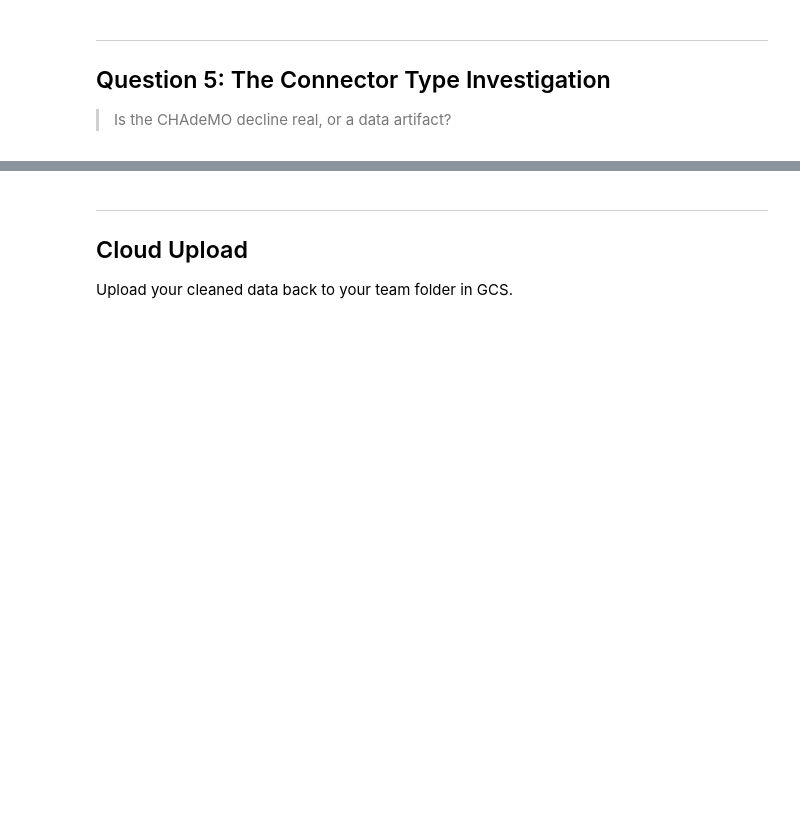
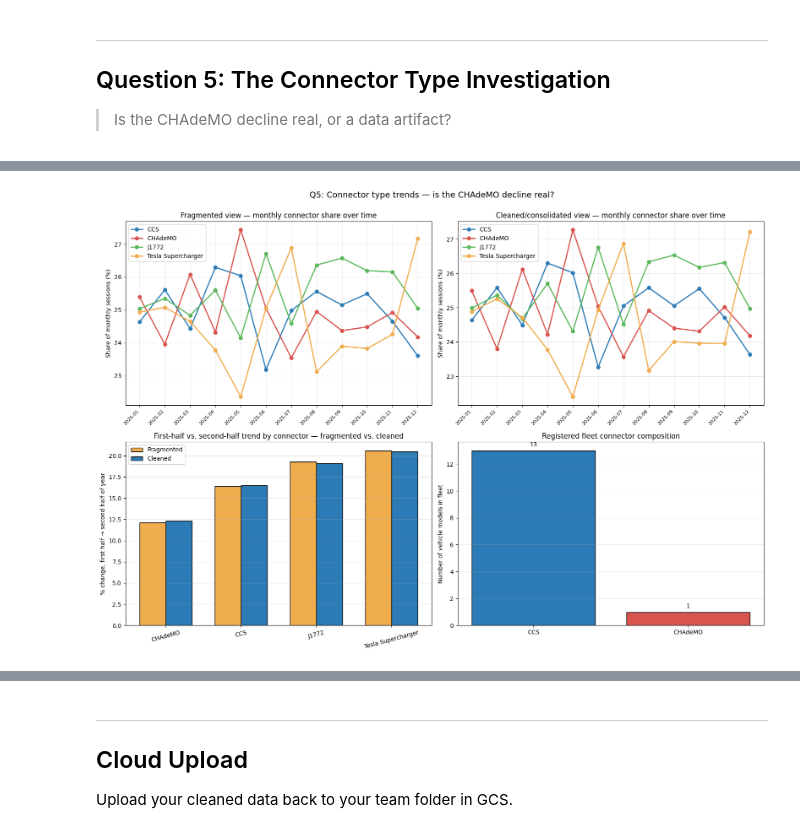
Before and after one commit to natekim416/DS2002-Kim, a Jupyter notebook: capstone/capstone-project.ipynb, the cells around one changed output, grey strips where cells are left out. Saved outputs shown, nothing was run; the diff lists cells and outputs as text; code cells hidden in the pictures; blank space fills up the shorter version.

```diff
--- a/capstone/capstone-project.ipynb
+++ b/capstone/capstone-project.ipynb
@@ -591,5 +873,7 @@ formats for the same physical vehicles — the canonical VH-### form, a hash-sty
 ## Question 5: The Connector Type Investigation
 
 > Is the CHAdeMO decline real, or a data artifact?
+# %%
+sessions_raw = pd.read_csv("data/charging_sessions.csv")
 # %%
 # Your analysis for Q5
@@ -596 +1062,69 @@ formats for the same physical vehicles — the canonical VH-### form, a hash-sty
+# %%
+# Step 3: Visualization comparing fragmented vs. cleaned trends + recommendation
+fig, axes = plt.subplots(2, 2, figsize=(16, 11))
+fig.suptitle('Q5: Connector type trends — is the CHAdeMO decline real?',
+             fontsize=14, y=1.00)
+
+connector_colors = {
+    'CCS': '#2c7bb6',
+    'CHAdeMO': '#d9534f',
+    'J1772': '#5cb85c',
+    'Tesla Supercharger': '#f0ad4e'
+}
+
+# --- Panel 1: fragmented monthly share over time ---
+for c in frag_share.columns:
+    color = connector_colors.get(c, 'gray')
+    axes[0, 0].plot(range(len(frag_share)), frag_share[c],
+                    marker='o', label=c, color=color, linewidth=2)
+axes[0, 0].set_xticks(range(len(frag_share)))
+axes[0, 0].set_xticklabels(frag_share.index, rotation=45, ha='right', fontsize=8)
+axes[0, 0].set_ylabel('Share of monthly sessions (%)')
+axes[0, 0].set_title('Fragmented view — monthly connector share over time')
+axes[0, 0].legend(loc='best')
+axes[0, 0].grid(alpha=0.3)
+
+# --- Panel 2: cleaned monthly share over time ---
+cons_share = cons_monthly.div(cons_monthly.sum(axis=1), axis=0) * 100
+for c in cons_share.columns:
+    color = connector_colors.get(c, 'gray')
+    axes[0, 1].plot(range(len(cons_share)), cons_share[c],
+                    marker='o', label=c, color=color, linewidth=2)
+axes[0, 1].set_xticks(range(len(cons_share)))
+axes[0, 1].set_xticklabels(cons_share.index, rotation=45, ha='right', fontsize=8)
+axes[0, 1].set_ylabel('Share of monthly sessions (%)')
+axes[0, 1].set_title('Cleaned/consolidated view — monthly connector share over time')
+axes[0, 1].legend(loc='best')
+axes[0, 1].grid(alpha=0.3)
+
+# --- Panel 3: side-by-side first-half vs second-half % change ---
+x = np.arange(len(comparison))
+width = 0.35
+axes[1, 0].bar(x - width/2, comparison['fragmented_pct_change'], width,
+               label='Fragmented', color='#f0ad4e', edgecolor='black')
+axes[1, 0].bar(x + width/2, comparison['cleaned_pct_change'], width,
+               label='Cleaned', color='#2c7bb6', edgecolor='black')
+axes[1, 0].axhline(0, color='black', linewidth=0.8)
+axes[1, 0].set_xticks(x)
+axes[1, 0].set_xticklabels(comparison.index, rotation=15)
+axes[1, 0].set_ylabel('% change, first half → second half of year')
+axes[1, 0].set_title('First-half vs. second-half trend by connector — fragmented vs. cleaned')
+axes[1, 0].legend()
+axes[1, 0].grid(axis='y', alpha=0.3)
+
+# --- Panel 4: fleet composition (what connectors do registered vehicles use?) ---
+veh_counts = vehicles['connector_type'].value_counts()
+bar_colors = [connector_colors.get(c, 'gray') for c in veh_counts.index]
+axes[1, 1].bar(veh_counts.index, veh_counts.values, color=bar_colors,
+               edgecolor='black')
+axes[1, 1].set_ylabel('Number of vehicle models in fleet')
+axes[1, 1].set_title('Registered fleet connector composition')
+axes[1, 1].grid(axis='y', alpha=0.3)
+for i, v in enumerate(veh_counts.values):
+    axes[1, 1].text(i, v + 0.3, str(v), ha='center', fontsize=10)
+
+plt.tight_layout()
+plt.show()
+# %% [output]
+[figure, added]
 # %% [markdown]
```
Also changed, not shown: parts of 8 cells of this notebook.
